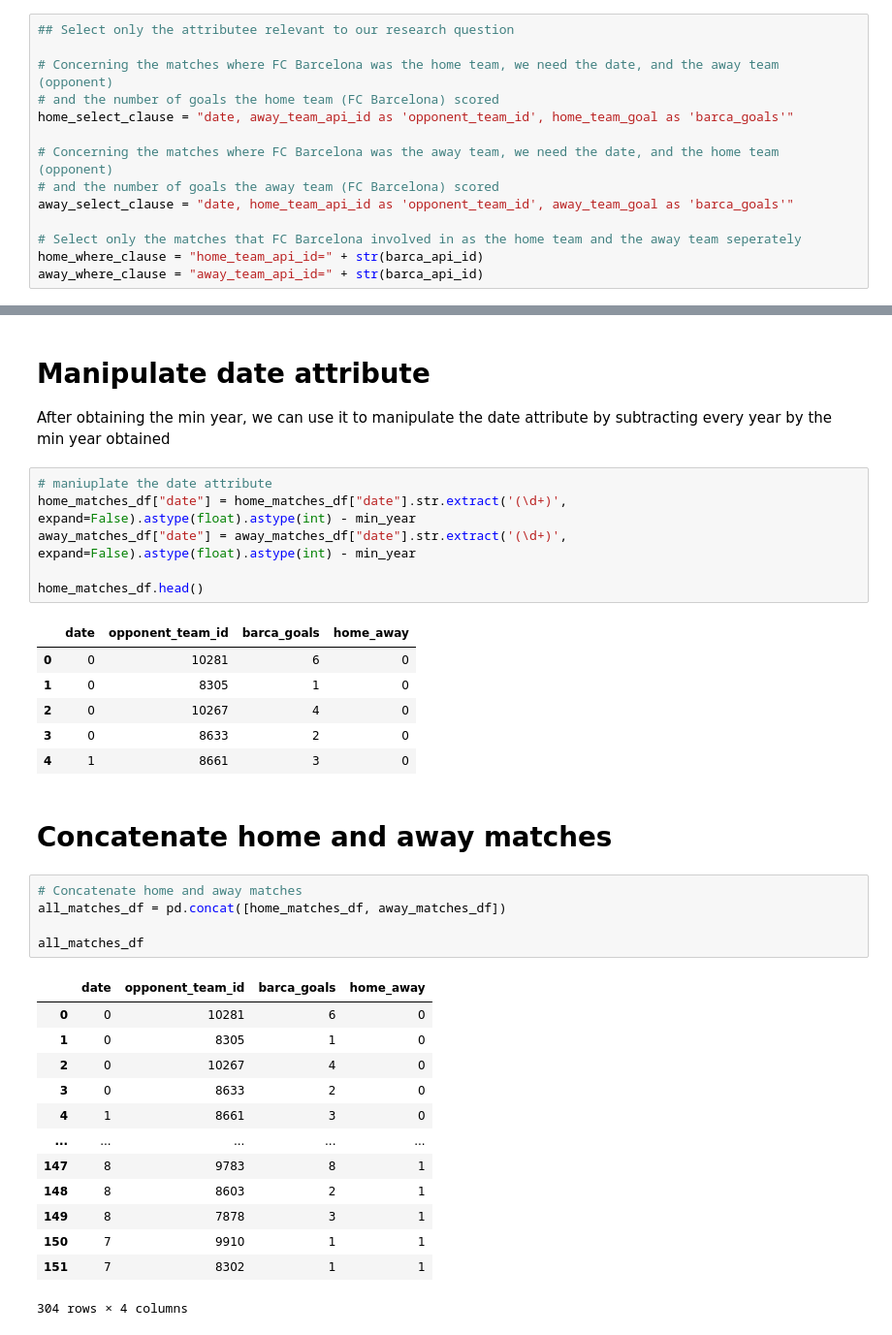
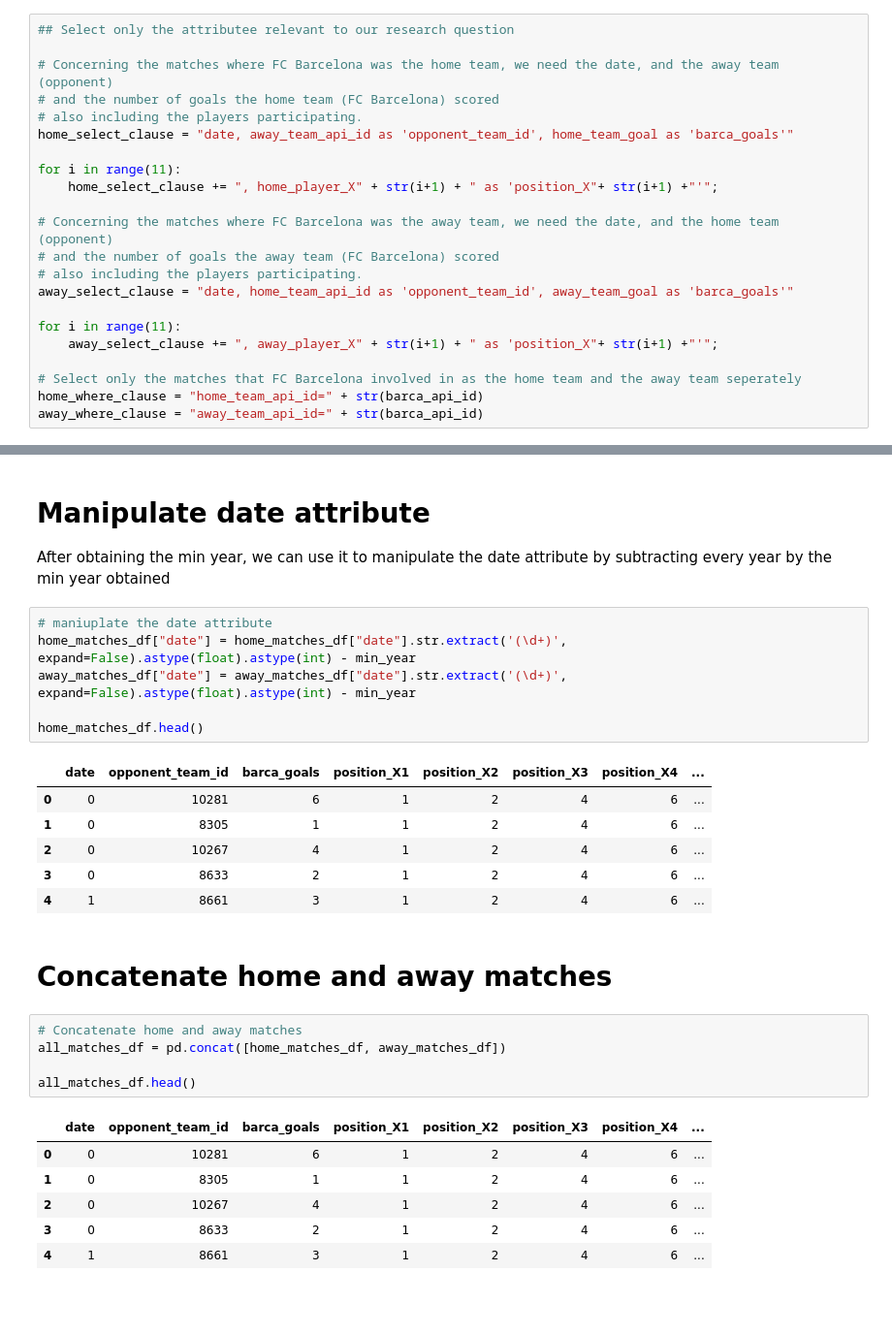
Before and after one commit to AnwarLabib/FC-Barcelona-Goal-Prediction, a Jupyter notebook: data_cleaning.ipynb, the cells around one changed output, grey strips where cells are left out. Shown at 97% size. Drawn from its saved outputs; the diff is of its cells as text; blank space fills up the shorter version.

```diff
--- a/data_cleaning.ipynb
+++ b/data_cleaning.ipynb
@@ -66,11 +69,19 @@ Using the where clause in SQL and barca_api_id we can get the home and away matc
 
 # Concerning the matches where FC Barcelona was the home team, we need the date, and the away team (opponent)
 # and the number of goals the home team (FC Barcelona) scored
+# also including the players participating.
 home_select_clause = "date, away_team_api_id as 'opponent_team_id', home_team_goal as 'barca_goals'"
+
+for i in range(11):
+    home_select_clause += ", home_player_X" + str(i+1) + " as 'position_X"+ str(i+1) +"'";
 
 # Concerning the matches where FC Barcelona was the away team, we need the date, and the home team (opponent)
 # and the number of goals the away team (FC Barcelona) scored
+# also including the players participating.
 away_select_clause = "date, home_team_api_id as 'opponent_team_id', away_team_goal as 'barca_goals'"
+
+for i in range(11):
+    away_select_clause += ", away_player_X" + str(i+1) + " as 'position_X"+ str(i+1) +"'";
 
 # Select only the matches that FC Barcelona involved in as the home team and the away team seperately
 home_where_clause = "home_team_api_id=" + str(barca_api_id)
@@ -168,30 +179,23 @@ away_matches_df["date"] = away_matches_df["date"].str.extract('(\d+)', expand=Fa
 
 home_matches_df.head()
 # %% [output]
-|  | date | opponent_team_id | barca_goals | home_away |
-| 0 | 0 | 10281 | 6 | 0 |
-| 1 | 0 | 8305 | 1 | 0 |
-| 2 | 0 | 10267 | 4 | 0 |
-| 3 | 0 | 8633 | 2 | 0 |
-| 4 | 1 | 8661 | 3 | 0 |
+|  | date | opponent_team_id | barca_goals | position_X1 | position_X2 | position_X3 | position_X4 | ... |
+| 0 | 0 | 10281 | 6 | 1 | 2 | 4 | 6 | ... |
+| 1 | 0 | 8305 | 1 | 1 | 2 | 4 | 6 | ... |
+| 2 | 0 | 10267 | 4 | 1 | 2 | 4 | 6 | ... |
+| 3 | 0 | 8633 | 2 | 1 | 2 | 4 | 6 | ... |
+| 4 | 1 | 8661 | 3 | 1 | 2 | 4 | 6 | ... |
 # %% [markdown]
 # Concatenate home and away matches
 # %%
 # Concatenate home and away matches
 all_matches_df = pd.concat([home_matches_df, away_matches_df])
 
-all_matches_df
+all_matches_df.head()
 # %% [output]
-|  | date | opponent_team_id | barca_goals | home_away |
-| 0 | 0 | 10281 | 6 | 0 |
-| 1 | 0 | 8305 | 1 | 0 |
-| 2 | 0 | 10267 | 4 | 0 |
-| 3 | 0 | 8633 | 2 | 0 |
-| 4 | 1 | 8661 | 3 | 0 |
-| ... | ... | ... | ... | ... |
-| 147 | 8 | 9783 | 8 | 1 |
-| 148 | 8 | 8603 | 2 | 1 |
-| 149 | 8 | 7878 | 3 | 1 |
-| 150 | 7 | 9910 | 1 | 1 |
-| 151 | 7 | 8302 | 1 | 1 |
+|  | date | opponent_team_id | barca_goals | position_X1 | position_X2 | position_X3 | position_X4 | ... |
+| 0 | 0 | 10281 | 6 | 1 | 2 | 4 | 6 | ... |
+| 1 | 0 | 8305 | 1 | 1 | 2 | 4 | 6 | ... |
+| 2 | 0 | 10267 | 4 | 1 | 2 | 4 | 6 | ... |
+| 3 | 0 | 8633 | 2 | 1 | 2 | 4 | 6 | ... |
+| 4 | 1 | 8661 | 3 | 1 | 2 | 4 | 6 | ... |
-304 rows × 4 columns
```
Also changed, not shown: parts of 34 cells of this notebook.
